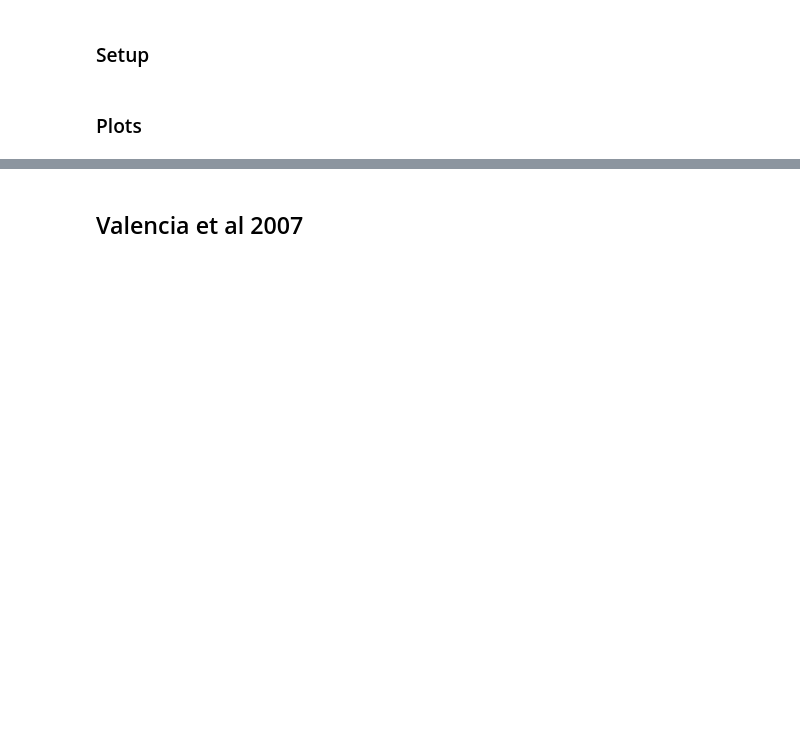
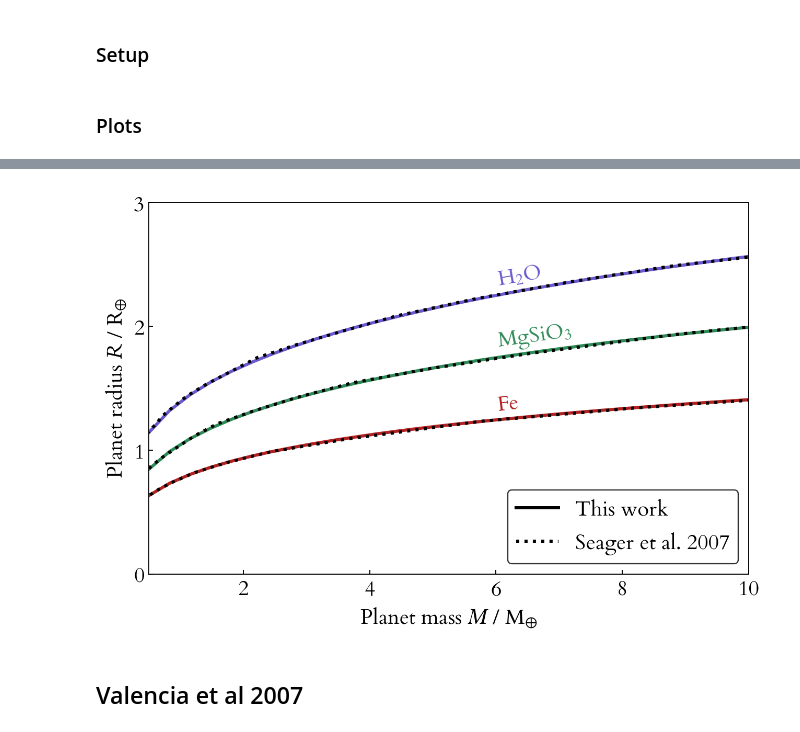
Before and after one commit to swt30/thesis, a Jupyter notebook: chapters/03-models/03-models-plots.ipynb, the cells around one changed output, grey strips where cells are left out. Drawn from its saved outputs; the diff is of its cells as text; code cells hidden in the pictures; blank space fills up the shorter version.

```diff
--- a/chapters/03-models/03-models-plots.ipynb
+++ b/chapters/03-models/03-models-plots.ipynb
@@ -110,23 +110,25 @@ autofig("seager-mr-comparisons", Normal) do
     end
     colors = [:slateblue :seagreen :firebrick]
     plot(masses/M_earth, radii/R_earth,
-        label="",
-        c=colors,
-        xaxis=((0.5,10), L"Planet mass $M$ / M$_⊕$"),
-        yaxis=((0, 3), L"Planet radius $R$ / R$_⊕$"))
-    plot!([-99], [-99], linecolor=:black, label="This work")
+        label = "",
+        legend = :bottomright,
+        c = colors,
+        framestyle = :box,
+        xaxis = ((0.5,10), L"Planet mass $M$ / M$_⊕$"),
+        yaxis = ((0, 3), L"Planet radius $R$ / R$_⊕$"))
+    plot!([-99], [-99], color=:black, label="This work")
 
     # plot seager's data
     s_h2o = loaddata("raw/massradius/seager2007/h2o.csv") |> sort
     s_mgsio3 = loaddata("raw/massradius/seager2007/mgsio3.csv") |> sort
     s_fe = loaddata("raw/massradius/seager2007/fe.csv") |> sort
     foreach((s_h2o, s_mgsio3, s_fe)) do d
-        plot!(d[:mass], d[:radius], linecolor=:black, linestyle=:dash, label="")
+        plot!(d[:mass], d[:radius], linecolor=:black, linestyle=:dot, label="")
     end
-    plot!([-99], [-99], linecolor=:black, linestyle=:dash, label="Seager et al. 2007")
+    plot!([-99], [-99], color=:black, linestyle=:dot, label="Seager et al. 2007")
 
     annotate_color!(6, 2.4, L"H$_2$O", colors[1], rotation=10)
     annotate_color!(6, 1.91, L"MgSiO$_3$", colors[2], rotation=8)
     annotate_color!(6, 1.37, "Fe", colors[3], rotation=7)
-end
+end;
 # %% [output]
@@ -134,3 +135,4 @@ end
+[figure, added]
 # %% [markdown]
 ## Valencia et al 2007
 # %% [markdown]
```
Also changed, not shown: parts of 19 cells of this notebook, 39 other files.
